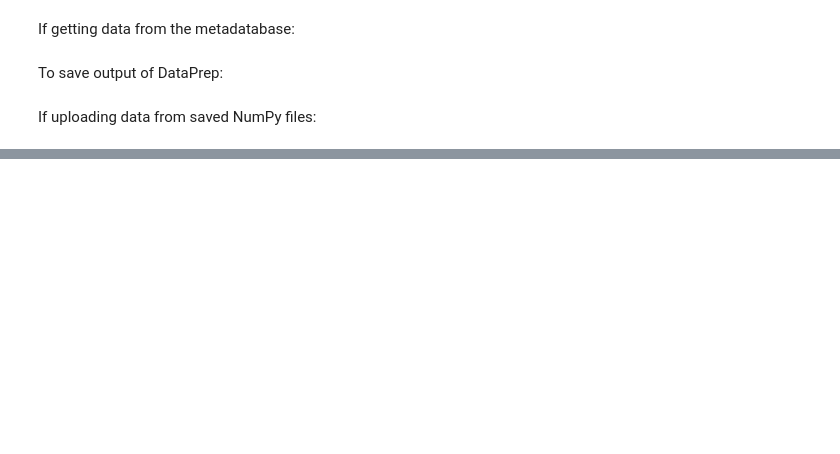
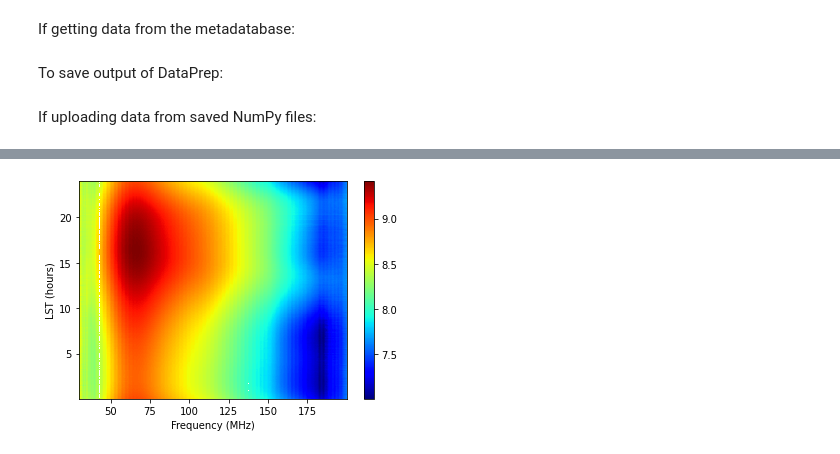
Before and after one commit to PRIZM-Experiment/prizm-calibration, a Jupyter notebook: Analysis_Pipeline.ipynb, the cells around one changed output, grey strips where cells are left out. Saved outputs shown, nothing was run; the diff lists cells and outputs as text; code cells hidden in the pictures; blank space fills up the shorter version.

```diff
--- a/Analysis_Pipeline.ipynb
+++ b/Analysis_Pipeline.ipynb
@@ -50,2 +84,12 @@ LST Binning
 # %%
 lst_bins, data_binned, _ = lst_binning(data, lst, binsize=2)
+# %%
+plt.figure()
+plt.xlabel('Frequency (MHz)')
+plt.ylabel('LST (hours)')
+plt.pcolormesh(freq, lst_bins,
+               np.log10(data_binned), cmap='jet')
+plt.colorbar()
+plt.show()
+# %% [output]
+[figure, added]
```
Also changed, not shown: parts of 12 cells of this notebook, 1 other file.
